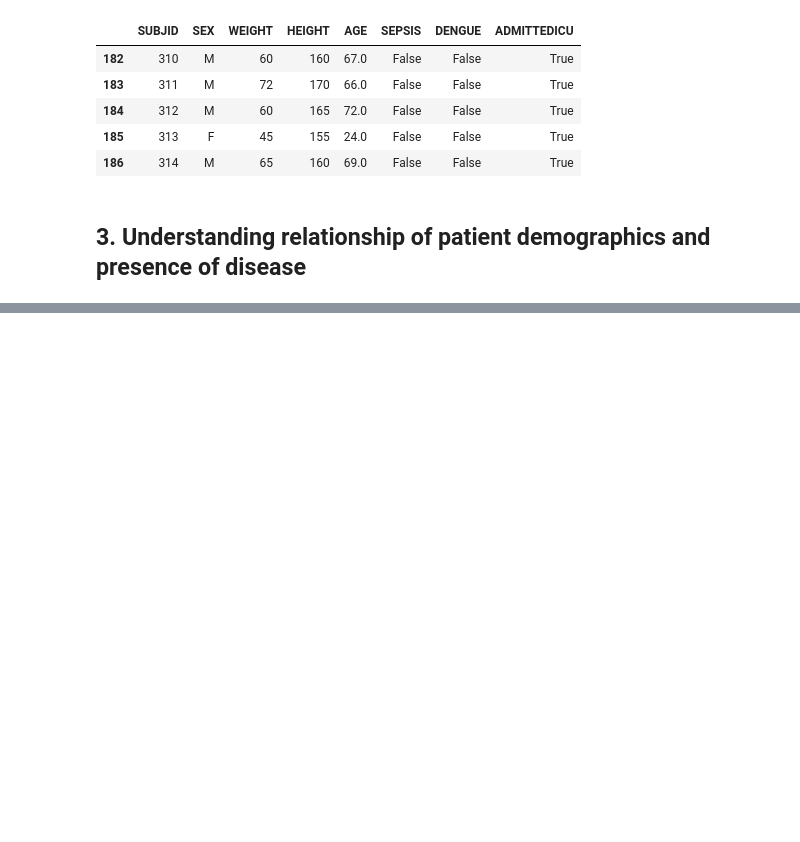
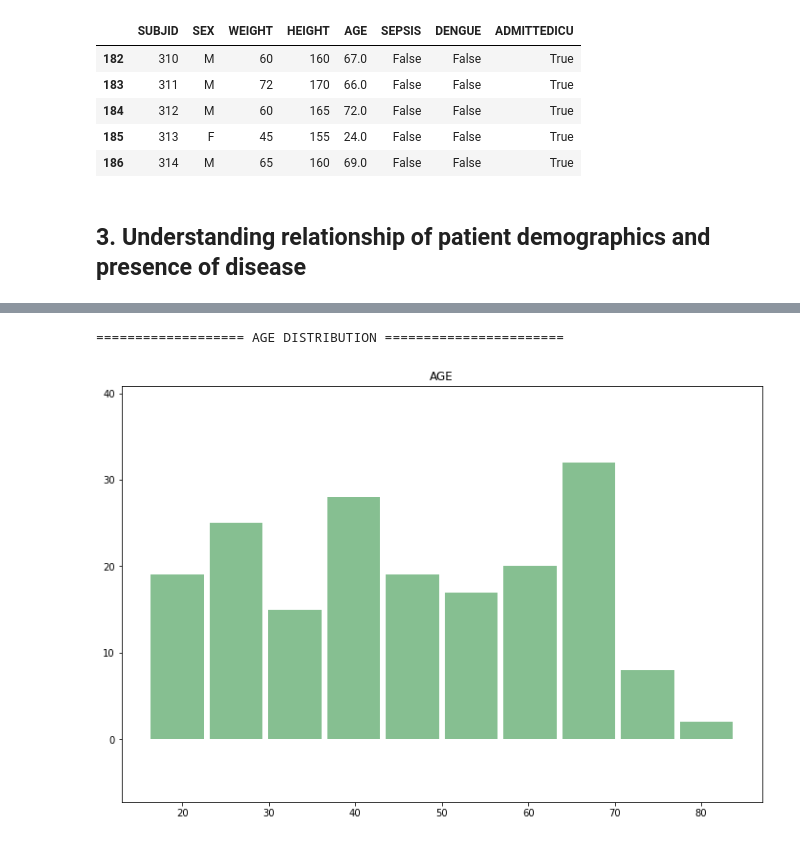
Before and after one commit to vital-ultrasound/preprint2023, a Jupyter notebook: proceedings/statistica-analysis/notebooks/participant-descriptions.ipynb, the cells around one changed output, grey strips where cells are left out. Cells and saved outputs as stored; diff of their text form; code cells hidden in the pictures; blank space fills up the shorter version.

```diff
--- a/proceedings/statistica-analysis/notebooks/participant-descriptions.ipynb
+++ b/proceedings/statistica-analysis/notebooks/participant-descriptions.ipynb
@@ -106,0 +60,9 @@ plt.show()
+# %%
+print(f'=================== AGE DISTRIBUTION =======================')
+#Subjet Length: 187
+basic_demographics.hist(column='AGE', bins=10, figsize=(12,8), grid=False, color='#86bf91', zorder=2, rwidth=0.9)
+plt.axis('equal')
+plt.show()
+# %% [output]
+=================== AGE DISTRIBUTION =======================
+[figure, added]
```
Also changed, not shown: parts of 5 cells of this notebook.
